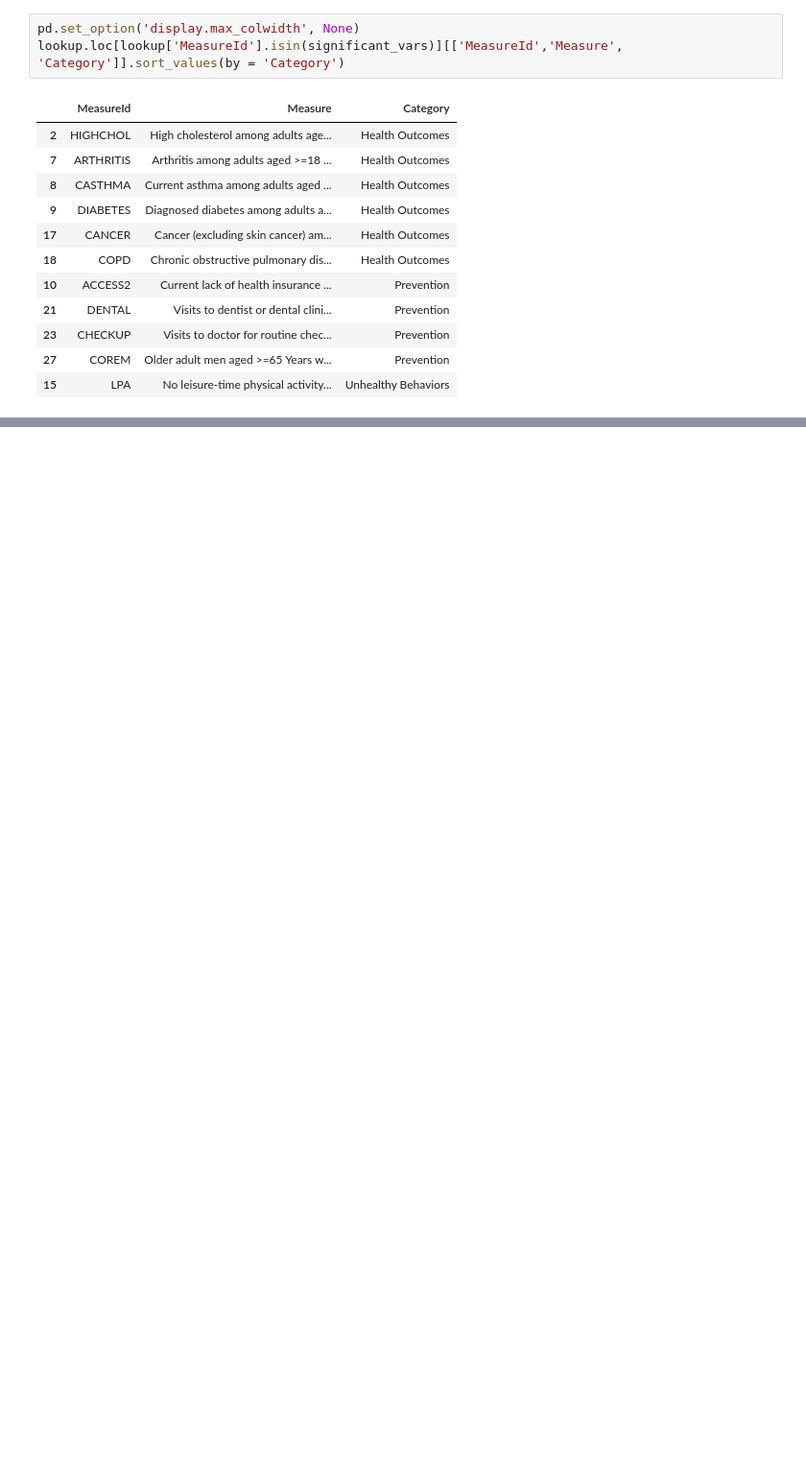
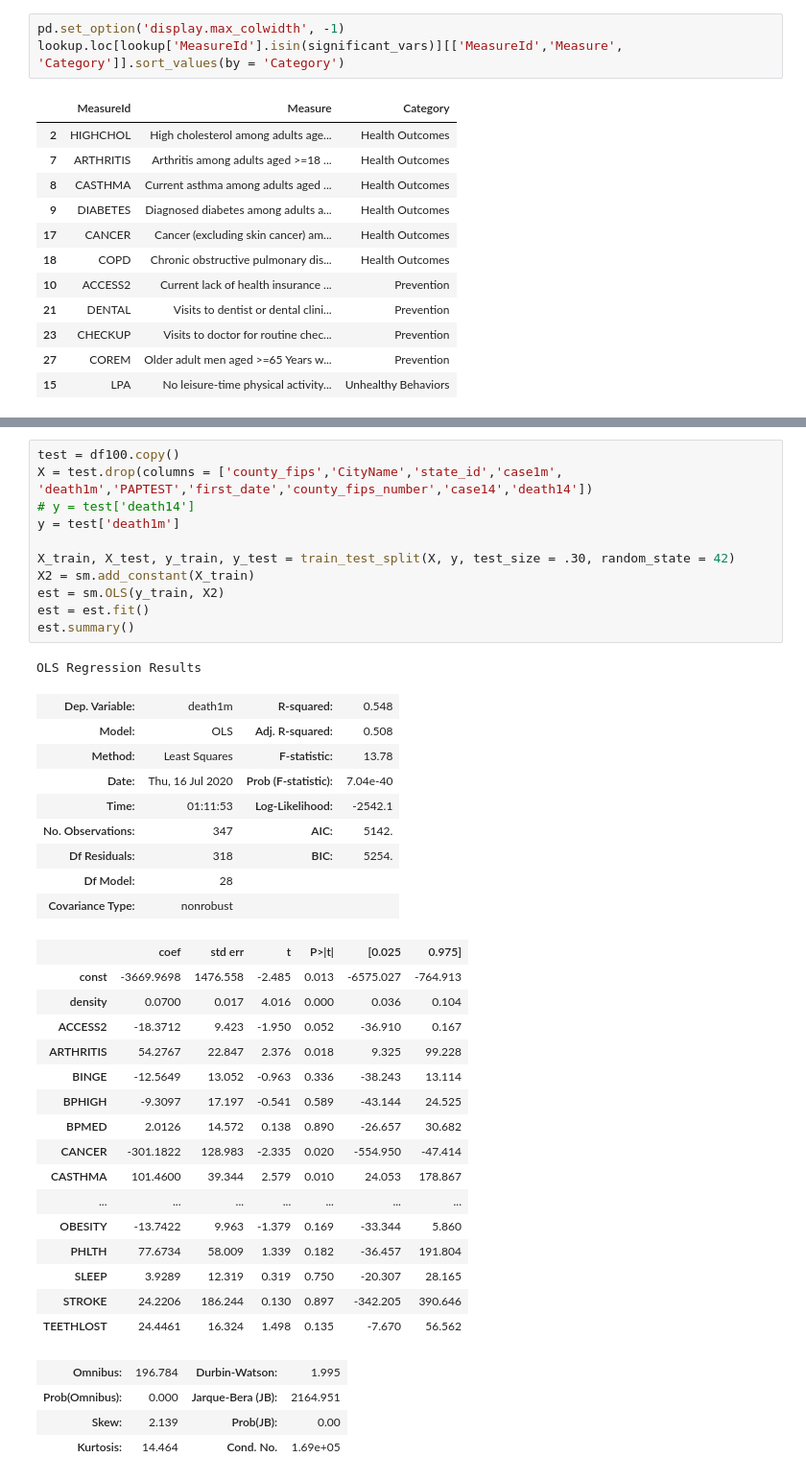
Before and after one commit to estella-zzz/data-science-projects, a Jupyter notebook: Covid19_vs_Population_Health/model/explore.ipynb, the cells around one changed output, grey strips where cells are left out. Shown: that part at 96% size. Drawn from its saved outputs; the diff is of its cells as text; blank space fills up the shorter version.

Commit message:
type: feat Refined model with new response variables

```diff
--- a/Covid19_vs_Population_Health/model/explore.ipynb
+++ b/Covid19_vs_Population_Health/model/explore.ipynb
@@ -107,7 +118,7 @@ categories
 | Prevention | 10 |
 | Unhealthy Behaviors | 5 |
 # %%
-pd.set_option('display.max_colwidth', None)
+pd.set_option('display.max_colwidth', -1)
 lookup.loc[lookup['MeasureId'].isin(significant_vars)][['MeasureId','Measure', 'Category']].sort_values(by = 'Category')
 # %% [output]
 |  | MeasureId | Measure | Category |
@@ -124,0 +177,42 @@ lookup.loc[lookup['MeasureId'].isin(significant_vars)][['MeasureId','Measure', '
+# %%
+test = df100.copy()
+X = test.drop(columns = ['county_fips','CityName','state_id','case1m', 'death1m','PAPTEST','first_date','county_fips_number','case14','death14'])
+# y = test['death14']
+y = test['death1m']
+
+X_train, X_test, y_train, y_test = train_test_split(X, y, test_size = .30, random_state = 42)
+X2 = sm.add_constant(X_train)
+est = sm.OLS(y_train, X2)
+est = est.fit()
+est.summary()
+# %% [output]
+OLS Regression Results
+| Dep. Variable: | death1m | R-squared: | 0.548 |
+| Model: | OLS | Adj. R-squared: | 0.508 |
+| Method: | Least Squares | F-statistic: | 13.78 |
+| Date: | Thu, 16 Jul 2020 | Prob (F-statistic): | 7.04e-40 |
+| Time: | 01:11:53 | Log-Likelihood: | -2542.1 |
+| No. Observations: | 347 | AIC: | 5142. |
+| Df Residuals: | 318 | BIC: | 5254. |
+| Df Model: | 28 |  |  |
+| Covariance Type: | nonrobust |  |  |
+|  | coef | std err | t | P>|t| | [0.025 | 0.975] |
+| const | -3669.9698 | 1476.558 | -2.485 | 0.013 | -6575.027 | -764.913 |
+| density | 0.0700 | 0.017 | 4.016 | 0.000 | 0.036 | 0.104 |
+| ACCESS2 | -18.3712 | 9.423 | -1.950 | 0.052 | -36.910 | 0.167 |
+| ARTHRITIS | 54.2767 | 22.847 | 2.376 | 0.018 | 9.325 | 99.228 |
+| BINGE | -12.5649 | 13.052 | -0.963 | 0.336 | -38.243 | 13.114 |
+| BPHIGH | -9.3097 | 17.197 | -0.541 | 0.589 | -43.144 | 24.525 |
+| BPMED | 2.0126 | 14.572 | 0.138 | 0.890 | -26.657 | 30.682 |
+| CANCER | -301.1822 | 128.983 | -2.335 | 0.020 | -554.950 | -47.414 |
+| CASTHMA | 101.4600 | 39.344 | 2.579 | 0.010 | 24.053 | 178.867 |
+| ... | ... | ... | ... | ... | ... | ... |
+| OBESITY | -13.7422 | 9.963 | -1.379 | 0.169 | -33.344 | 5.860 |
+| PHLTH | 77.6734 | 58.009 | 1.339 | 0.182 | -36.457 | 191.804 |
+| SLEEP | 3.9289 | 12.319 | 0.319 | 0.750 | -20.307 | 28.165 |
+| STROKE | 24.2206 | 186.244 | 0.130 | 0.897 | -342.205 | 390.646 |
+| TEETHLOST | 24.4461 | 16.324 | 1.498 | 0.135 | -7.670 | 56.562 |
+| Omnibus: | 196.784 | Durbin-Watson: | 1.995 |
+| Prob(Omnibus): | 0.000 | Jarque-Bera (JB): | 2164.951 |
+| Skew: | 2.139 | Prob(JB): | 0.00 |
+| Kurtosis: | 14.464 | Cond. No. | 1.69e+05 |
```
Also changed, not shown: parts of 18 cells of this notebook.
